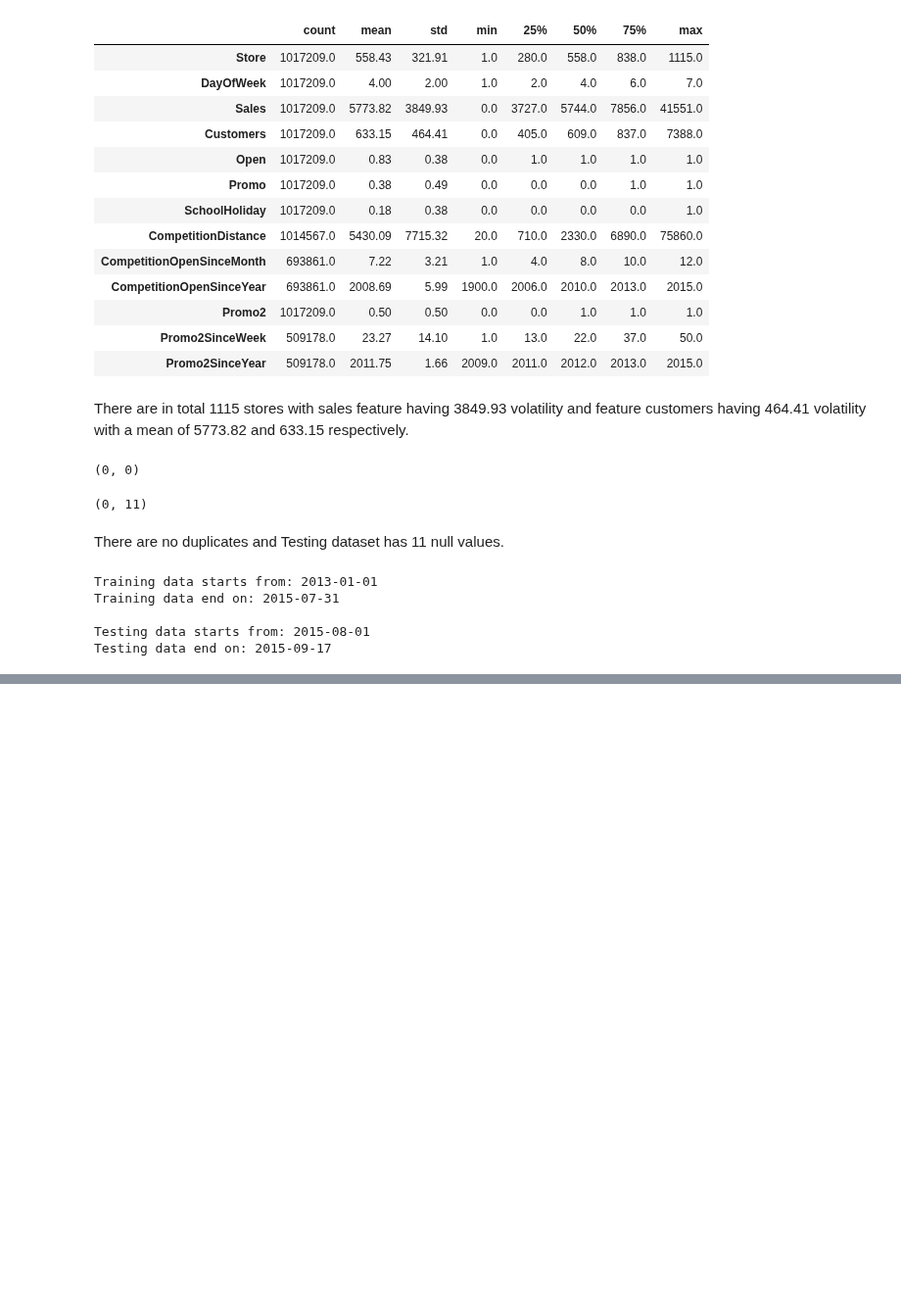
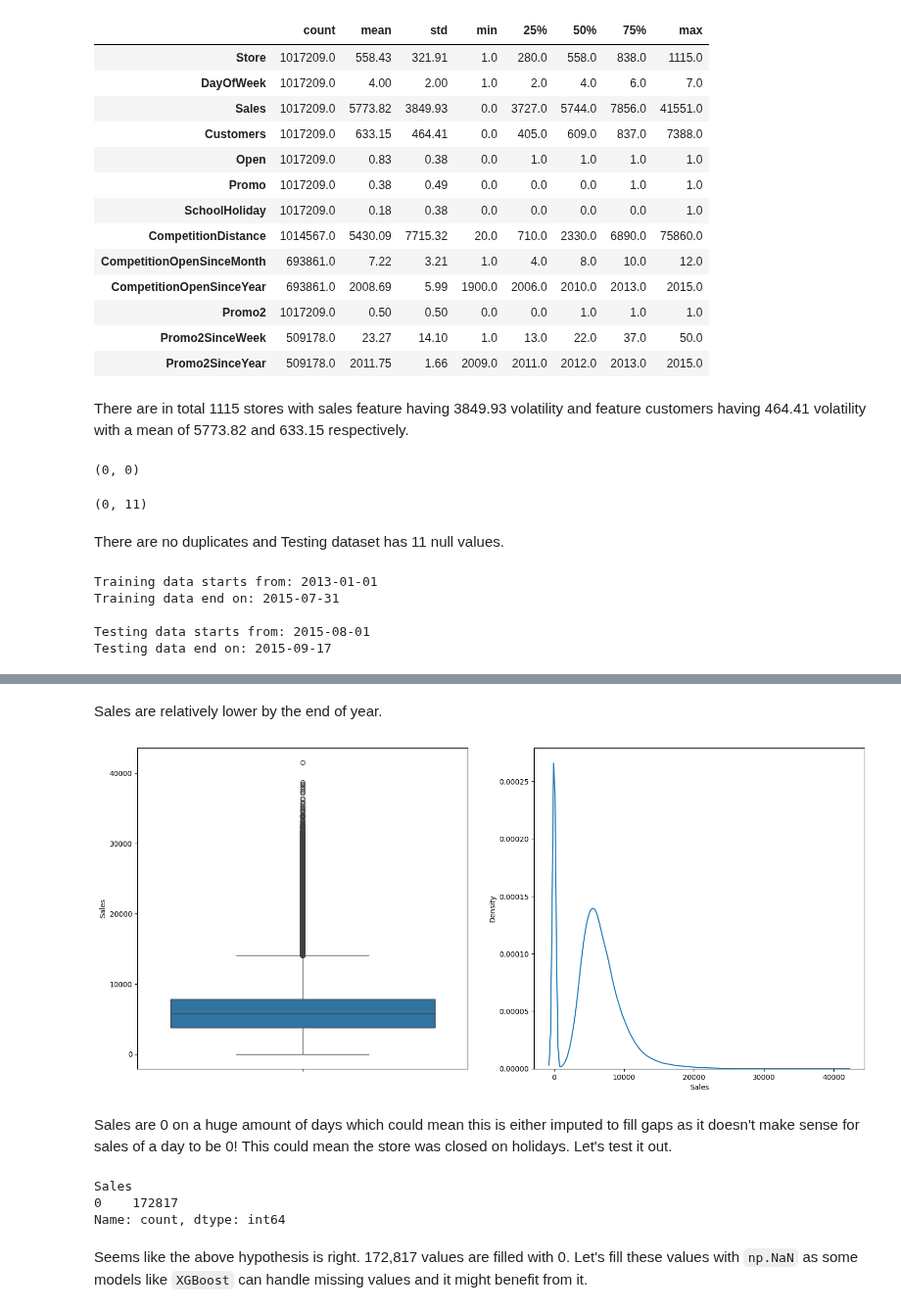
Before and after one commit to susannahsu/rossman-store-sales, a Jupyter notebook: rossman_sales_prediction.ipynb, the cells around one changed output, grey strips where cells are left out. Shown at 98% size. Cells and saved outputs as stored; diff of their text form; code cells hidden in the pictures; blank space fills up the shorter version.

```diff
--- a/rossman_sales_prediction.ipynb
+++ b/rossman_sales_prediction.ipynb
@@ -130,0 +180,19 @@ Testing data end on: 2015-09-17
+# %% [markdown]
+Sales are relatively lower by the end of year.
+# %%
+fig, (ax1, ax2) = plt.subplots(nrows=1, ncols=2, figsize=(18,8))
+sns.boxplot(train_df.Sales, ax=ax1)
+sns.kdeplot(train_df.Sales, ax=ax2)
+plt.show()
+# %% [output]
+[figure, added]
+# %% [markdown]
+Sales are 0 on a huge amount of days which could mean this is either imputed to fill gaps as it doesn't make sense for sales of a day to be 0! This could mean the store was closed on holidays. Let's test it out.
+# %%
+df[df.Open==0].Sales.value_counts()
+# %% [output]
+Sales
+0    172817
+Name: count, dtype: int64
+# %% [markdown]
+Seems like the above hypothesis is right. 172,817 values are filled with 0. Let's fill these values with `np.NaN` as some models like `XGBoost` can handle missing values and it might benefit from it.
```
Also changed, not shown: parts of 11 cells of this notebook.
